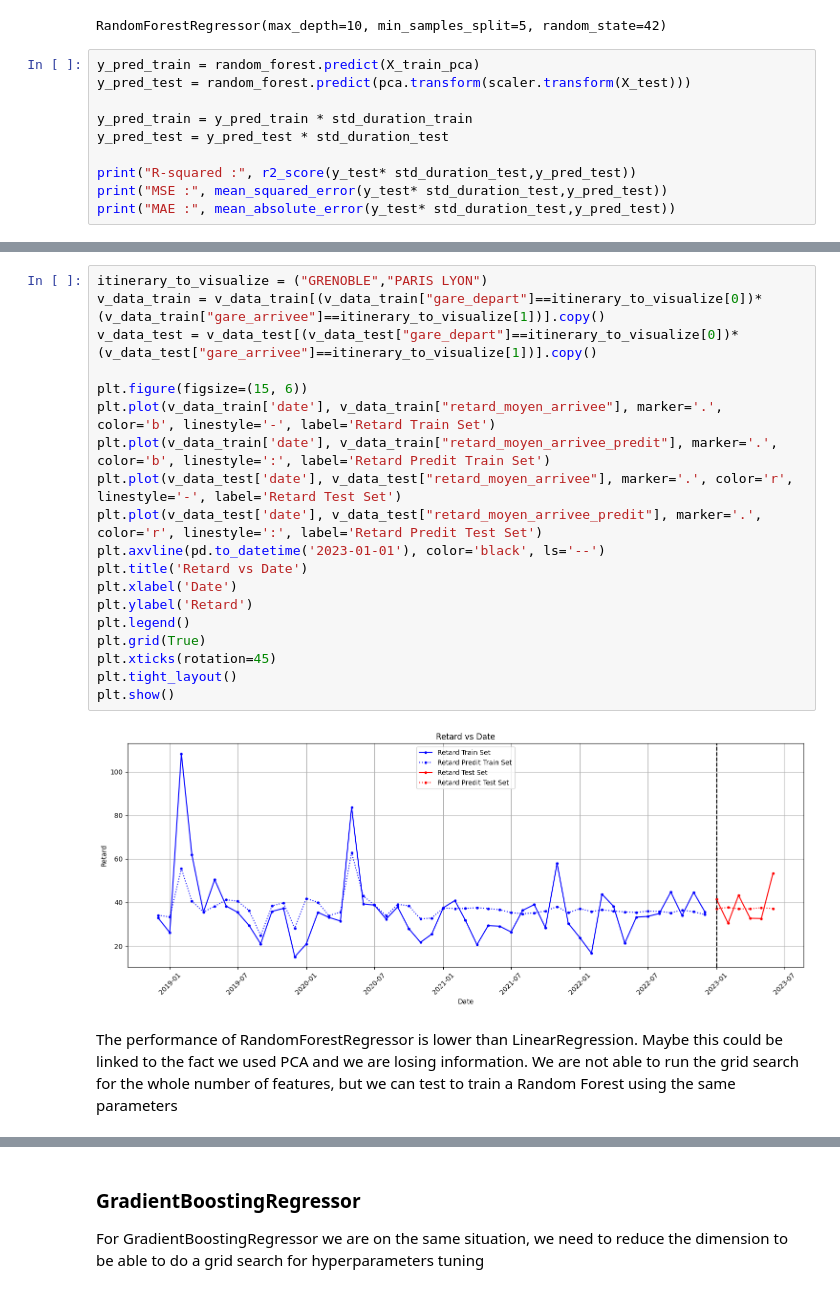
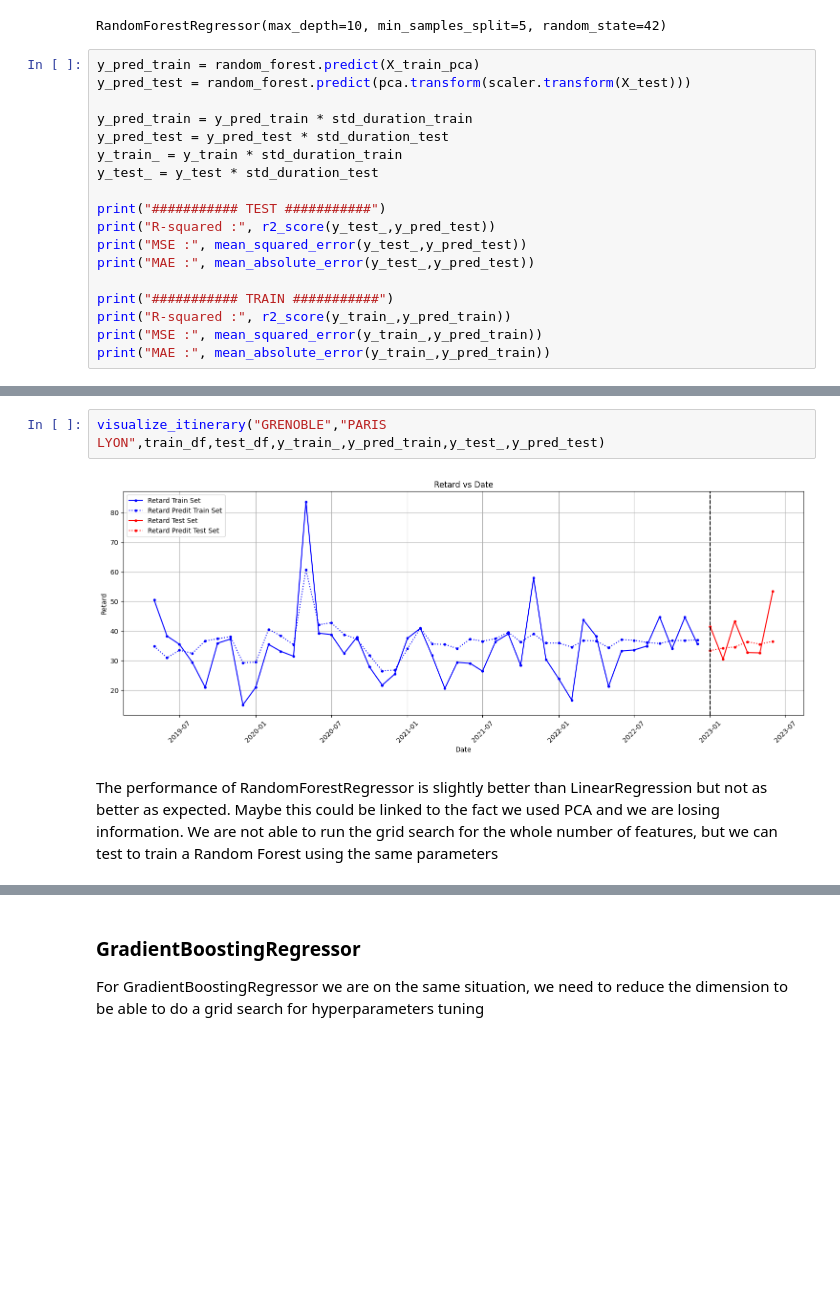
Before and after one commit to DanielRodriguezCiotti/projet-ML-CS, a Jupyter notebook: notebooks/time_series.ipynb, the cells around one changed output, grey strips where cells are left out. Saved outputs shown, nothing was run; the diff lists cells and outputs as text; blank space fills up the shorter version.

```diff
--- a/notebooks/time_series.ipynb
+++ b/notebooks/time_series.ipynb
@@ -644,8 +656,16 @@ y_pred_test = random_forest.predict(pca.transform(scaler.transform(X_test)))
 
 y_pred_train = y_pred_train * std_duration_train
 y_pred_test = y_pred_test * std_duration_test
+y_train_ = y_train * std_duration_train
+y_test_ = y_test * std_duration_test
 
-print("R-squared :", r2_score(y_test* std_duration_test,y_pred_test))
-print("MSE :", mean_squared_error(y_test* std_duration_test,y_pred_test))
-print("MAE :", mean_absolute_error(y_test* std_duration_test,y_pred_test))
+print("########### TEST ###########")
+print("R-squared :", r2_score(y_test_,y_pred_test))
+print("MSE :", mean_squared_error(y_test_,y_pred_test))
+print("MAE :", mean_absolute_error(y_test_,y_pred_test))
+
+print("########### TRAIN ###########")
+print("R-squared :", r2_score(y_train_,y_pred_train))
+print("MSE :", mean_squared_error(y_train_,y_pred_train))
+print("MAE :", mean_absolute_error(y_train_,y_pred_train))
 # %% [output]
@@ -663,23 +680,6 @@ v_data_test["retard_moyen_arrivee_predit"] = list(y_pred_test)
-# %%
-itinerary_to_visualize = ("GRENOBLE","PARIS LYON")
-v_data_train = v_data_train[(v_data_train["gare_depart"]==itinerary_to_visualize[0])*(v_data_train["gare_arrivee"]==itinerary_to_visualize[1])].copy()
-v_data_test = v_data_test[(v_data_test["gare_depart"]==itinerary_to_visualize[0])*(v_data_test["gare_arrivee"]==itinerary_to_visualize[1])].copy()
-
-plt.figure(figsize=(15, 6))
-plt.plot(v_data_train['date'], v_data_train["retard_moyen_arrivee"], marker='.', color='b', linestyle='-', label='Retard Train Set')
-plt.plot(v_data_train['date'], v_data_train["retard_moyen_arrivee_predit"], marker='.', color='b', linestyle=':', label='Retard Predit Train Set')
-plt.plot(v_data_test['date'], v_data_test["retard_moyen_arrivee"], marker='.', color='r', linestyle='-', label='Retard Test Set')
-plt.plot(v_data_test['date'], v_data_test["retard_moyen_arrivee_predit"], marker='.', color='r', linestyle=':', label='Retard Predit Test Set')
-plt.axvline(pd.to_datetime('2023-01-01'), color='black', ls='--')
-plt.title('Retard vs Date')
-plt.xlabel('Date')
-plt.ylabel('Retard')
-plt.legend()
-plt.grid(True)
-plt.xticks(rotation=45)
-plt.tight_layout()
-plt.show()
-# %% [output]
-[figure, removed]
+# %%
+visualize_itinerary("GRENOBLE","PARIS LYON",train_df,test_df,y_train_,y_pred_train,y_test_,y_pred_test)
+# %% [output]
+[figure, added]
 # %% [markdown]
-The performance of RandomForestRegressor is lower than LinearRegression. Maybe this could be linked to the fact we used PCA and we are losing information. We are not able to run the grid search for the whole number of features, but we can test to train a Random Forest using the same parameters
+The performance of RandomForestRegressor is slightly better than LinearRegression but not as better as expected. Maybe this could be linked to the fact we used PCA and we are losing information. We are not able to run the grid search for the whole number of features, but we can test to train a Random Forest using the same parameters
```
Also changed, not shown: parts of 40 cells of this notebook, 1 other file.
